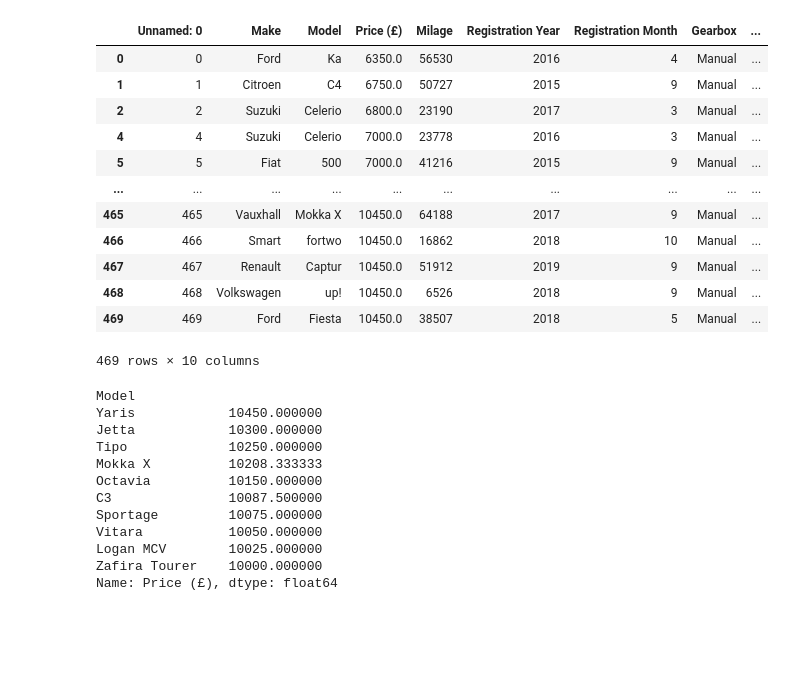
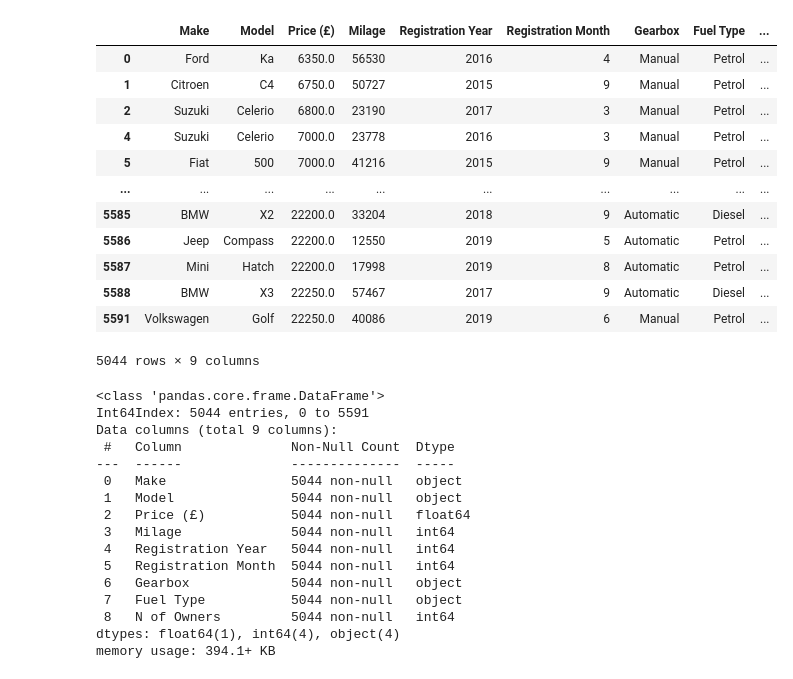
Before and after one commit to carlosferreira-u/Cazoo-scraper, a Jupyter notebook: Data_Analytics_Cazoo.ipynb, the cells around one changed output. Drawn from its saved outputs; the diff is of its cells as text; code cells hidden in the pictures; blank space fills up the shorter version.

```diff
--- a/Data_Analytics_Cazoo.ipynb
+++ b/Data_Analytics_Cazoo.ipynb
@@ -145,7 +150,7 @@ for page in range(10):
 vehicle_df.to_csv("cazoo_used_cars_dataset.csv")
 # %%
 # Read dataset
-df = pd.read_csv("cazoo_used_cars_dataset.csv")
-df
+vehicle_df = pd.read_csv("cazoo_used_cars_dataset.csv")
+vehicle_df
 # %% [output]
 |  | Unnamed: 0 | Make | Model | Price (£) | Milage | Registration Year | Registration Month | Gearbox | ... |
@@ -164,36 +169,42 @@ df
 # %%
-# Drop rows with 'n/a'
-df.dropna()
+# Drop rows with 'n/a' & convert to integers
+vehicle_df.dropna(inplace=True)
+vehicle_df.drop(columns=["Unnamed: 0"], inplace=True)
+columns_to_integers = ['Milage', 'Registration Year', 'Registration Month', 'N of Owners']
+vehicle_df[columns_to_integers] = vehicle_df[columns_to_integers].astype(int)
+vehicle_df
 # %% [output]
-|  | Unnamed: 0 | Make | Model | Price (£) | Milage | Registration Year | Registration Month | Gearbox | ... |
-| 0 | 0 | Ford | Ka | 6350.0 | 56530 | 2016 | 4 | Manual | ... |
-| 1 | 1 | Citroen | C4 | 6750.0 | 50727 | 2015 | 9 | Manual | ... |
-| 2 | 2 | Suzuki | Celerio | 6800.0 | 23190 | 2017 | 3 | Manual | ... |
-| 4 | 4 | Suzuki | Celerio | 7000.0 | 23778 | 2016 | 3 | Manual | ... |
-| 5 | 5 | Fiat | 500 | 7000.0 | 41216 | 2015 | 9 | Manual | ... |
+|  | Make | Model | Price (£) | Milage | Registration Year | Registration Month | Gearbox | Fuel Type | ... |
+| 0 | Ford | Ka | 6350.0 | 56530 | 2016 | 4 | Manual | Petrol | ... |
+| 1 | Citroen | C4 | 6750.0 | 50727 | 2015 | 9 | Manual | Petrol | ... |
+| 2 | Suzuki | Celerio | 6800.0 | 23190 | 2017 | 3 | Manual | Petrol | ... |
+| 4 | Suzuki | Celerio | 7000.0 | 23778 | 2016 | 3 | Manual | Petrol | ... |
+| 5 | Fiat | 500 | 7000.0 | 41216 | 2015 | 9 | Manual | Petrol | ... |
 | ... | ... | ... | ... | ... | ... | ... | ... | ... | ... |
-| 465 | 465 | Vauxhall | Mokka X | 10450.0 | 64188 | 2017 | 9 | Manual | ... |
-| 466 | 466 | Smart | fortwo | 10450.0 | 16862 | 2018 | 10 | Manual | ... |
-| 467 | 467 | Renault | Captur | 10450.0 | 51912 | 2019 | 9 | Manual | ... |
-| 468 | 468 | Volkswagen | up! | 10450.0 | 6526 | 2018 | 9 | Manual | ... |
-| 469 | 469 | Ford | Fiesta | 10450.0 | 38507 | 2018 | 5 | Manual | ... |
+| 5585 | BMW | X2 | 22200.0 | 33204 | 2018 | 9 | Automatic | Diesel | ... |
+| 5586 | Jeep | Compass | 22200.0 | 12550 | 2019 | 5 | Automatic | Petrol | ... |
+| 5587 | Mini | Hatch | 22200.0 | 17998 | 2019 | 8 | Automatic | Petrol | ... |
+| 5588 | BMW | X3 | 22250.0 | 57467 | 2017 | 9 | Automatic | Diesel | ... |
+| 5591 | Volkswagen | Golf | 22250.0 | 40086 | 2019 | 6 | Manual | Petrol | ... |
-469 rows × 10 columns
+5044 rows × 9 columns
 # %%
-# Top 10 models by average price
-model_averages = df.groupby('Model')['Price (£)'].mean()
-top_10_models_by_average_price = model_averages.sort_values(ascending=False).head(10)
-top_10_models_by_average_price
+# Data Frame information
+vehicle_df.info()
 # %% [output]
-Model
-Yaris            10450.000000
-Jetta            10300.000000
-Tipo             10250.000000
-Mokka X          10208.333333
-Octavia          10150.000000
-C3               10087.500000
-Sportage         10075.000000
-Vitara           10050.000000
-Logan MCV        10025.000000
-Zafira Tourer    10000.000000
-Name: Price (£), dtype: float64
+<class 'pandas.core.frame.DataFrame'>
+Int64Index: 5044 entries, 0 to 5591
+Data columns (total 9 columns):
+ #   Column              Non-Null Count  Dtype
+---  ------              --------------  -----
+ 0   Make                5044 non-null   object
+ 1   Model               5044 non-null   object
+ 2   Price (£)           5044 non-null   float64
+ 3   Milage              5044 non-null   int64
+ 4   Registration Year   5044 non-null   int64
+ 5   Registration Month  5044 non-null   int64
+ 6   Gearbox             5044 non-null   object
+ 7   Fuel Type           5044 non-null   object
+ 8   N of Owners         5044 non-null   int64
+dtypes: float64(1), int64(4), object(4)
+memory usage: 394.1+ KB
 # %%
```
Also changed, not shown: parts of 16 cells of this notebook.
